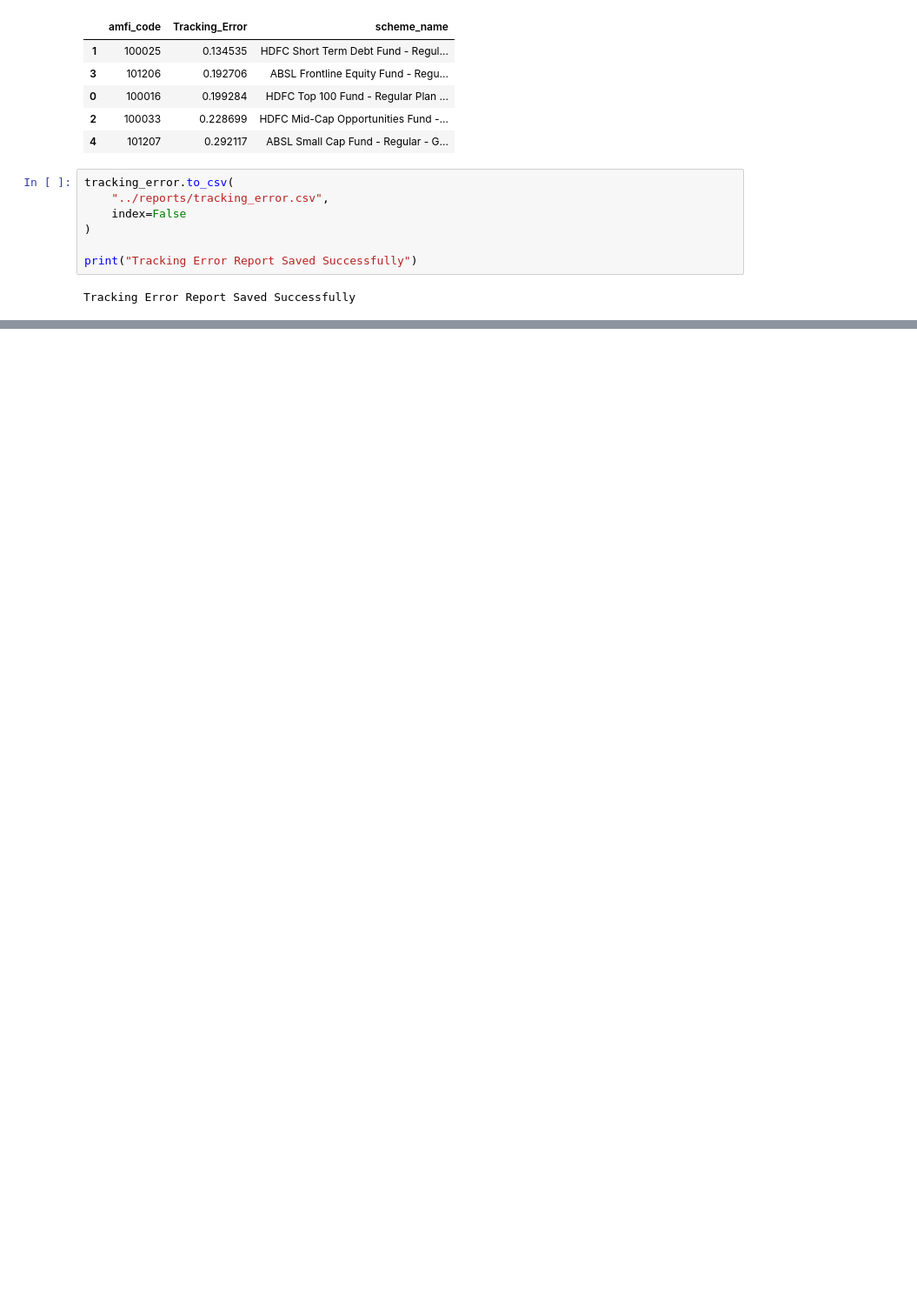
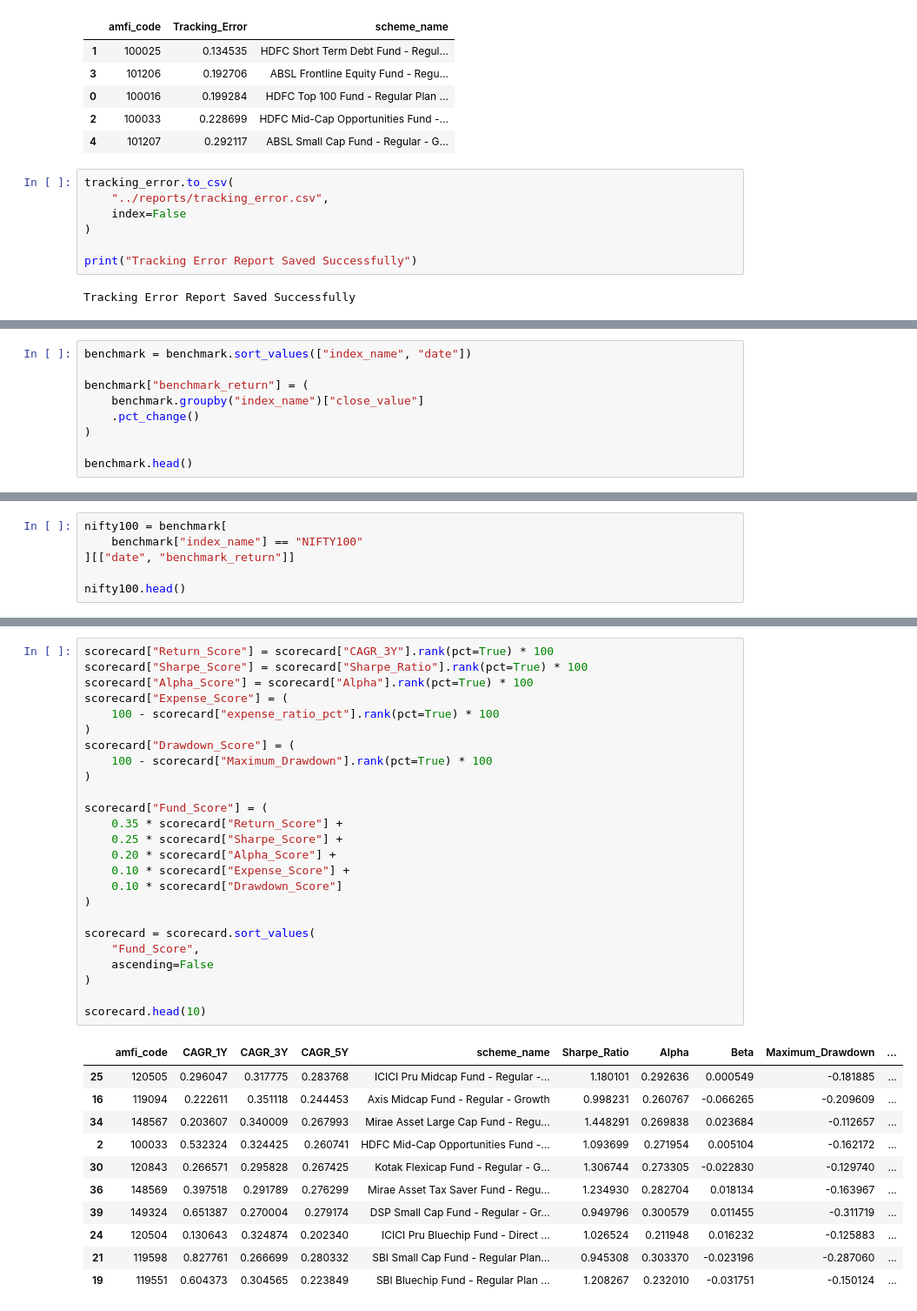
Before and after one commit to Kaifcse/mutual-fund-analytics, a Jupyter notebook: notebooks/Performance_Analytics.ipynb, the cells around one changed output, grey strips where cells are left out. Shown at 87% size. Drawn from its saved outputs; the diff is of its cells as text; blank space fills up the shorter version.

```diff
--- a/notebooks/Performance_Analytics.ipynb
+++ b/notebooks/Performance_Analytics.ipynb
@@ -681,0 +733,9 @@ Tracking Error Report Saved Successfully
+# %%
+benchmark = benchmark.sort_values(["index_name", "date"])
+
+benchmark["benchmark_return"] = (
+    benchmark.groupby("index_name")["close_value"]
+    .pct_change()
+)
+
+benchmark.head()
@@ -681,0 +749,6 @@ Tracking Error Report Saved Successfully
+# %%
+nifty100 = benchmark[
+    benchmark["index_name"] == "NIFTY100"
+][["date", "benchmark_return"]]
+
+nifty100.head()
@@ -681,0 +995,37 @@ Tracking Error Report Saved Successfully
+# %%
+scorecard["Return_Score"] = scorecard["CAGR_3Y"].rank(pct=True) * 100
+scorecard["Sharpe_Score"] = scorecard["Sharpe_Ratio"].rank(pct=True) * 100
+scorecard["Alpha_Score"] = scorecard["Alpha"].rank(pct=True) * 100
+scorecard["Expense_Score"] = (
+    100 - scorecard["expense_ratio_pct"].rank(pct=True) * 100
+)
+scorecard["Drawdown_Score"] = (
+    100 - scorecard["Maximum_Drawdown"].rank(pct=True) * 100
+)
+
+scorecard["Fund_Score"] = (
+    0.35 * scorecard["Return_Score"] +
+    0.25 * scorecard["Sharpe_Score"] +
+    0.20 * scorecard["Alpha_Score"] +
+    0.10 * scorecard["Expense_Score"] +
+    0.10 * scorecard["Drawdown_Score"]
+)
+
+scorecard = scorecard.sort_values(
+    "Fund_Score",
+    ascending=False
+)
+
+scorecard.head(10)
+# %% [output]
+|  | amfi_code | CAGR_1Y | CAGR_3Y | CAGR_5Y | scheme_name | Sharpe_Ratio | Alpha | Beta | Maximum_Drawdown | ... |
+| 25 | 120505 | 0.296047 | 0.317775 | 0.283768 | ICICI Pru Midcap Fund - Regular -... | 1.180101 | 0.292636 | 0.000549 | -0.181885 | ... |
+| 16 | 119094 | 0.222611 | 0.351118 | 0.244453 | Axis Midcap Fund - Regular - Growth | 0.998231 | 0.260767 | -0.066265 | -0.209609 | ... |
+| 34 | 148567 | 0.203607 | 0.340009 | 0.267993 | Mirae Asset Large Cap Fund - Regu... | 1.448291 | 0.269838 | 0.023684 | -0.112657 | ... |
+| 2 | 100033 | 0.532324 | 0.324425 | 0.260741 | HDFC Mid-Cap Opportunities Fund -... | 1.093699 | 0.271954 | 0.005104 | -0.162172 | ... |
+| 30 | 120843 | 0.266571 | 0.295828 | 0.267425 | Kotak Flexicap Fund - Regular - G... | 1.306744 | 0.273305 | -0.022830 | -0.129740 | ... |
+| 36 | 148569 | 0.397518 | 0.291789 | 0.276299 | Mirae Asset Tax Saver Fund - Regu... | 1.234930 | 0.282704 | 0.018134 | -0.163967 | ... |
+| 39 | 149324 | 0.651387 | 0.270004 | 0.279174 | DSP Small Cap Fund - Regular - Gr... | 0.949796 | 0.300579 | 0.011455 | -0.311719 | ... |
+| 24 | 120504 | 0.130643 | 0.324874 | 0.202340 | ICICI Pru Bluechip Fund - Direct ... | 1.026524 | 0.211948 | 0.016232 | -0.125883 | ... |
+| 21 | 119598 | 0.827761 | 0.266699 | 0.280332 | SBI Small Cap Fund - Regular Plan... | 0.945308 | 0.303370 | -0.023196 | -0.287060 | ... |
+| 19 | 119551 | 0.604373 | 0.304565 | 0.223849 | SBI Bluechip Fund - Regular Plan ... | 1.208267 | 0.232010 | -0.031751 | -0.150124 | ... |
```
Also changed, not shown: parts of 19 cells of this notebook, 2 other files.
